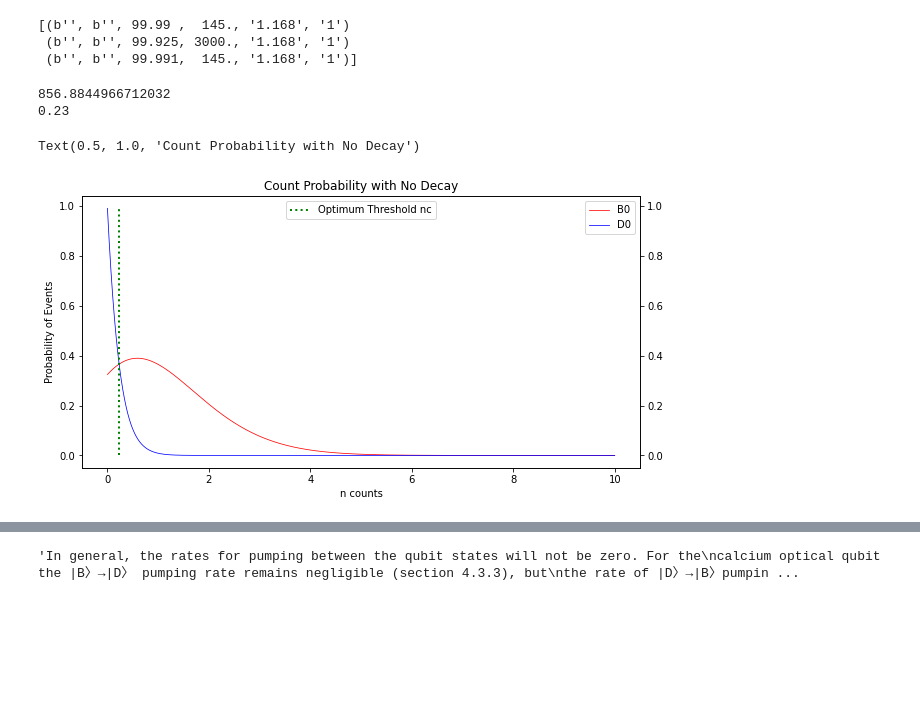
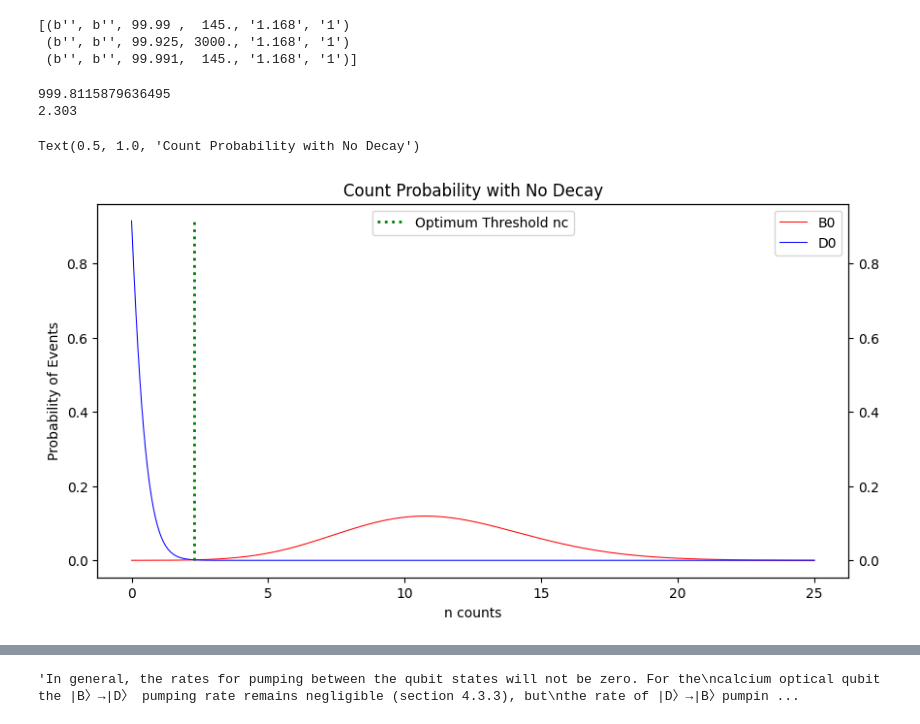
Before and after one commit to seangarn32/Trapped-Ion-Error-Model, a Jupyter notebook: SQR Error Model/Ca40Model.ipynb, the cells around one changed output, grey strips where cells are left out. Cells and saved outputs as stored; diff of their text form; code cells hidden in the pictures; blank space fills up the shorter version.

```diff
--- a/SQR Error Model/Ca40Model.ipynb
+++ b/SQR Error Model/Ca40Model.ipynb
@@ -60,13 +60,13 @@ def Do(N, Dmean):
 #nc = diferentiation counts
 
 #n = counts
-nMax = 10
+nMax = 25
 #Bright state fluoresence rate
 Rb = 55800
 #Dark state fluoresence rate
 Rd = 442
 #bin time
-tb = .00002
+tb = .0002
 #tau decay time for Ca40
 tau = 1.167
 
@@ -88,33 +88,33 @@ D0 = Do(N,DM)
 
 #B0 = B0/np.sum(B0)
 #D0 = D0/np.sum(D0)
 
 print(np.sum(B0))
 #count threshold
 nc = 0
 minDiff = np.abs(B0[0]-D0[0])
 for i, item in enumerate(B0):
     diff = np.abs(B0[i]-D0[i])
     #print(diff)
     if(i < np.size(B0)/2 and diff<minDiff):
         nc = i
         minDiff = diff
 nc=nc*step
 print(nc)
 
 fig = plt.figure(figsize=(10, 5))
 ax1 = fig.add_subplot(1, 1, 1)
 ax1.plot(N, B0, lw=0.75, c="r", label = "B0")
 ax1.set_ylabel("Probability of Events")
 ax1.set_xlabel("n counts")
 ax1.plot(N, D0, lw=0.75, c="b", label = "D0")
 ax3 = plt.twinx(ax1)
 plt.vlines(nc, ymin=0, ymax=np.max(D0), colors='green', ls=':', lw=2, label='Optimum Threshold nc')
 ax1.legend(loc = 'upper right')
 ax3.legend(loc = 'upper center')
 plt.title("Count Probability with No Decay")
 # %% [output]
-856.8844966712032
-0.23
+999.8115879636495
+2.303
 Text(0.5, 1.0, 'Count Probability with No Decay')
-[figure, old version]
+[figure, new version]
```
Also changed, not shown: parts of 2 cells of this notebook, 1 other file.
